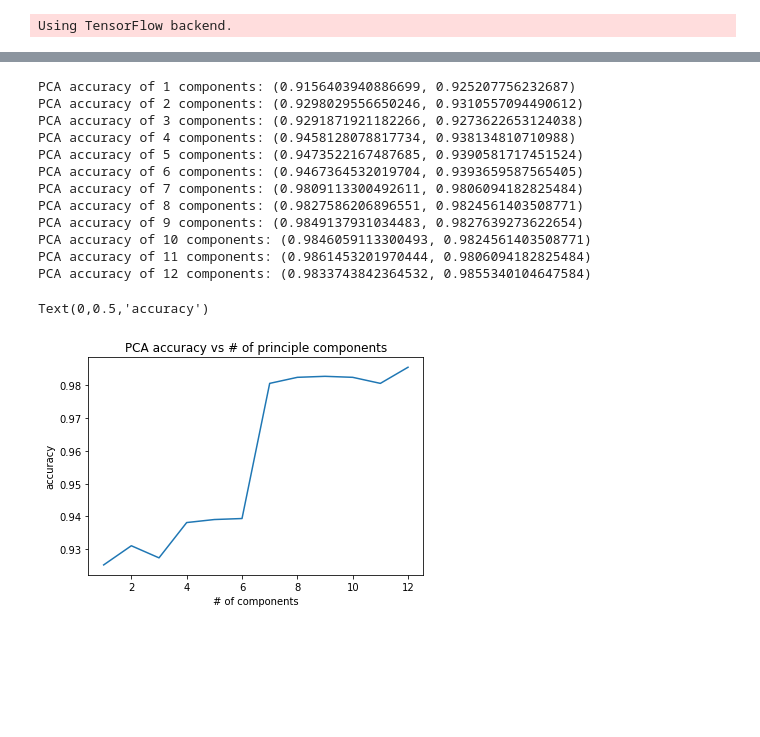
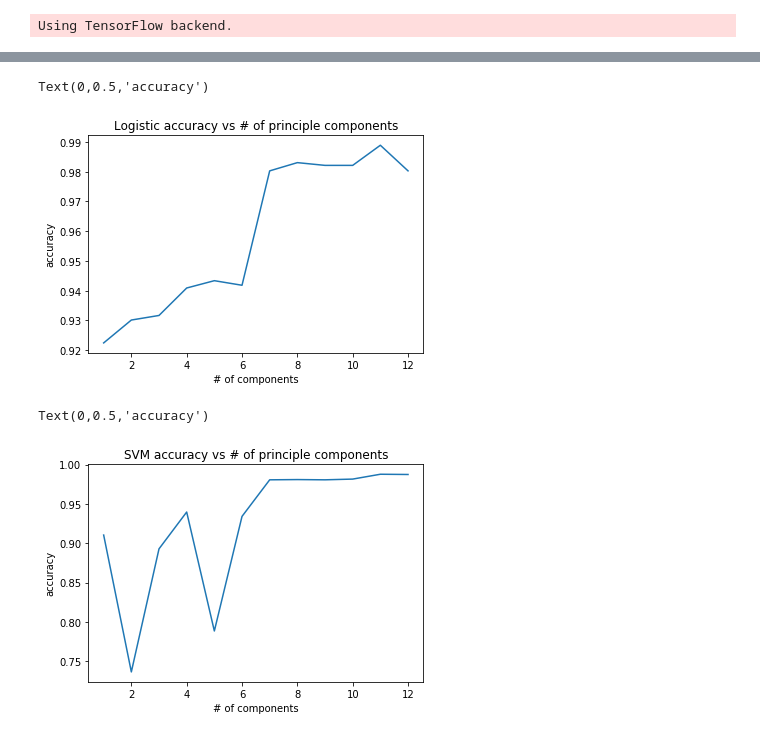
Before and after one commit to alberttxu/ml_final_project, a Jupyter notebook: final_proj.ipynb, the cells around one changed output, grey strips where cells are left out. Cells and saved outputs as stored; diff of their text form; code cells hidden in the pictures; blank space fills up the shorter version.

```diff
--- a/final_proj.ipynb
+++ b/final_proj.ipynb
@@ -135,27 +135,30 @@ def pca_transform(X, n_components):
 # %%
 test_acc = []
 for i in range(1, 13):
     X2_train, X2_test, y_train, y_test = train_test_split(pca_transform(X, i), y, test_size=0.5)
     acc = logreg_acc(X2_train, y_train, X2_test, y_test)
-    print("PCA accuracy of %d components: %r" % (i, acc))
+    #print("Accuracy of %d components: %r" % (i, acc))
     test_acc.append(acc[1])
 
 plt.plot(range(1, 13), test_acc)
-plt.title('PCA accuracy vs # of principle components')
+plt.title('Logistic accuracy vs # of principle components')
 plt.xlabel('# of components')
 plt.ylabel('accuracy')
 # %% [output]
-PCA accuracy of 1 components: (0.9156403940886699, 0.925207756232687)
-PCA accuracy of 2 components: (0.9298029556650246, 0.9310557094490612)
-PCA accuracy of 3 components: (0.9291871921182266, 0.9273622653124038)
-PCA accuracy of 4 components: (0.9458128078817734, 0.938134810710988)
-PCA accuracy of 5 components: (0.9473522167487685, 0.9390581717451524)
-PCA accuracy of 6 components: (0.9467364532019704, 0.9393659587565405)
-PCA accuracy of 7 components: (0.9809113300492611, 0.9806094182825484)
-PCA accuracy of 8 components: (0.9827586206896551, 0.9824561403508771)
-PCA accuracy of 9 components: (0.9849137931034483, 0.9827639273622654)
-PCA accuracy of 10 components: (0.9846059113300493, 0.9824561403508771)
-PCA accuracy of 11 components: (0.9861453201970444, 0.9806094182825484)
-PCA accuracy of 12 components: (0.9833743842364532, 0.9855340104647584)
+Text(0,0.5,'accuracy')
-Text(0,0.5,'accuracy')
-[figure, old version]
+[figure, new version]
+# %%
+test_acc = []
+for i in range(1, 13):
+    X2_train, X2_test, y_train, y_test = train_test_split(pca_transform(X, i), y, test_size=0.5)
+    acc = svm_acc(X2_train, y_train, X2_test, y_test)
+    #print("Accuracy of %d components: %r" % (i, acc))
+    test_acc.append(acc[1])
+
+plt.plot(range(1, 13), test_acc)
+plt.title('SVM accuracy vs # of principle components')
+plt.xlabel('# of components')
+plt.ylabel('accuracy')
+# %% [output]
+Text(0,0.5,'accuracy')
+[figure, added]
```
Also changed, not shown: parts of 4 cells of this notebook.
